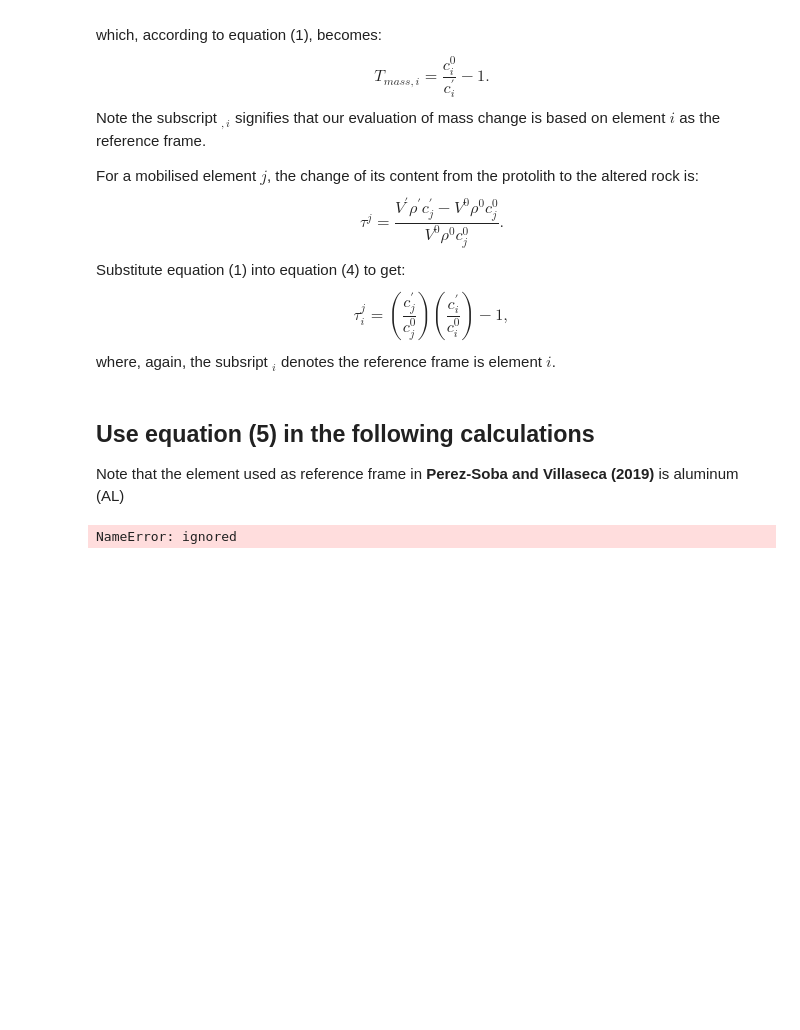
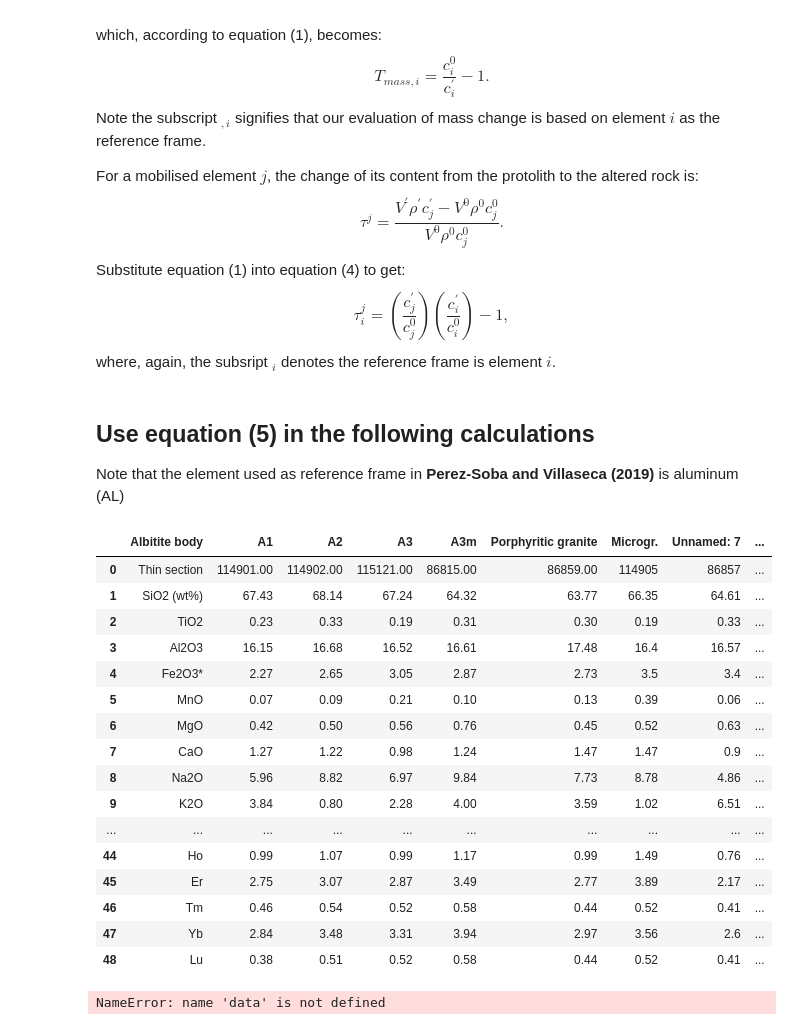
Before and after one commit to eart0381/MassBalance, a Jupyter notebook: Mass-Balance-Analysis.ipynb, the cells around one changed output. Drawn from its saved outputs; the diff is of its cells as text; code cells hidden in the pictures; blank space fills up the shorter version.

```diff
--- a/Mass-Balance-Analysis.ipynb
+++ b/Mass-Balance-Analysis.ipynb
@@ -57,6 +57,26 @@ import matplotlib.pyplot as plt
 import pandas as pd
 %matplotlib inline
 # %%
-pd.read_excel(./rock-data.xlsx)
+pd.read_excel('./rock-data.xlsx')
 # %% [output]
-NameError: ignored
+|  | Albitite body | A1 | A2 | A3 | A3m | Porphyritic granite | Microgr. | Unnamed: 7 | ... |
+| 0 | Thin section | 114901.00 | 114902.00 | 115121.00 | 86815.00 | 86859.00 | 114905 | 86857 | ... |
+| 1 | SiO2 (wt%) | 67.43 | 68.14 | 67.24 | 64.32 | 63.77 | 66.35 | 64.61 | ... |
+| 2 | TiO2 | 0.23 | 0.33 | 0.19 | 0.31 | 0.30 | 0.19 | 0.33 | ... |
+| 3 | Al2O3 | 16.15 | 16.68 | 16.52 | 16.61 | 17.48 | 16.4 | 16.57 | ... |
+| 4 | Fe2O3* | 2.27 | 2.65 | 3.05 | 2.87 | 2.73 | 3.5 | 3.4 | ... |
+| 5 | MnO | 0.07 | 0.09 | 0.21 | 0.10 | 0.13 | 0.39 | 0.06 | ... |
+| 6 | MgO | 0.42 | 0.50 | 0.56 | 0.76 | 0.45 | 0.52 | 0.63 | ... |
+| 7 | CaO | 1.27 | 1.22 | 0.98 | 1.24 | 1.47 | 1.47 | 0.9 | ... |
+| 8 | Na2O | 5.96 | 8.82 | 6.97 | 9.84 | 7.73 | 8.78 | 4.86 | ... |
+| 9 | K2O | 3.84 | 0.80 | 2.28 | 4.00 | 3.59 | 1.02 | 6.51 | ... |
+| ... | ... | ... | ... | ... | ... | ... | ... | ... | ... |
+| 44 | Ho | 0.99 | 1.07 | 0.99 | 1.17 | 0.99 | 1.49 | 0.76 | ... |
+| 45 | Er | 2.75 | 3.07 | 2.87 | 3.49 | 2.77 | 3.89 | 2.17 | ... |
+| 46 | Tm | 0.46 | 0.54 | 0.52 | 0.58 | 0.44 | 0.52 | 0.41 | ... |
+| 47 | Yb | 2.84 | 3.48 | 3.31 | 3.94 | 2.97 | 3.56 | 2.6 | ... |
+| 48 | Lu | 0.38 | 0.51 | 0.52 | 0.58 | 0.44 | 0.52 | 0.41 | ... |
+# %%
+data
+# %% [output]
+NameError: name 'data' is not defined
```
